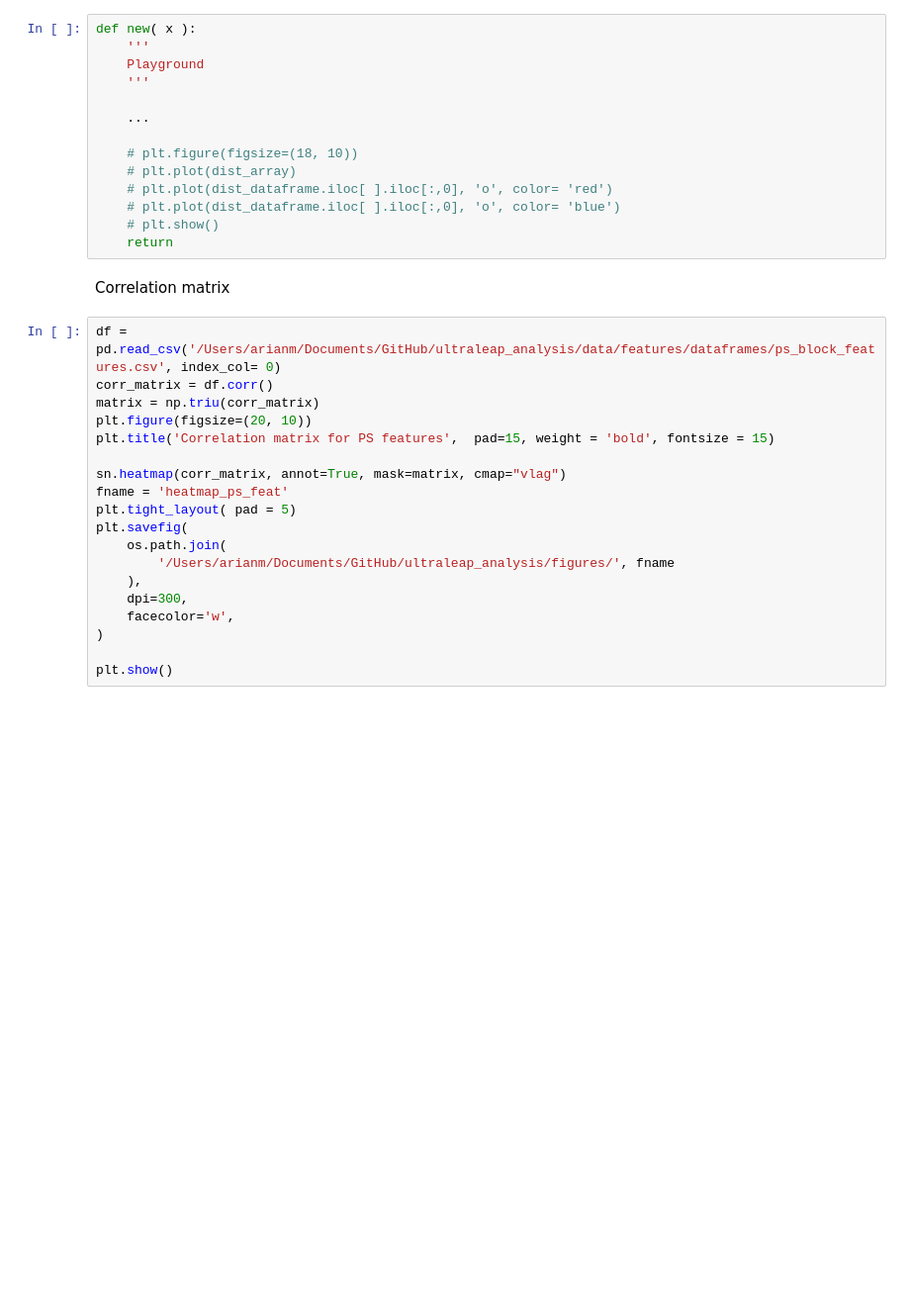
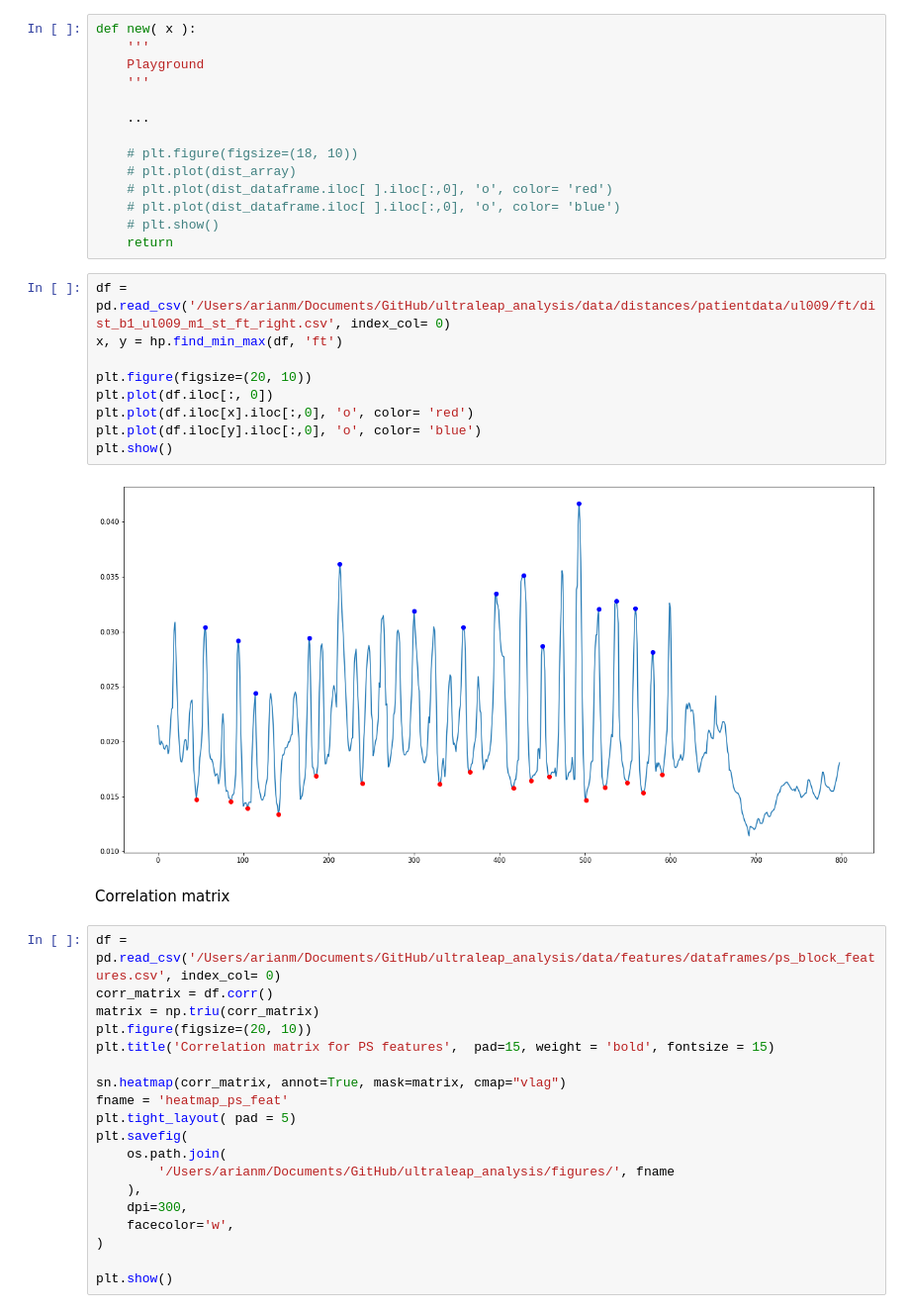
Before and after one commit to jgvhabets/ultraleap_analysis, a Jupyter notebook: code/notebooks/ul_preprocessing.ipynb, the cells around one changed output. Shown: that part at 99% size. Drawn from its saved outputs; the diff is of its cells as text; blank space fills up the shorter version.

```diff
--- a/code/notebooks/ul_preprocessing.ipynb
+++ b/code/notebooks/ul_preprocessing.ipynb
@@ -182,6 +200,17 @@ def new( x ):
     # plt.plot(dist_dataframe.iloc[ ].iloc[:,0], 'o', color= 'blue')
     # plt.show()
     return
+# %%
+df = pd.read_csv('/Users/arianm/Documents/GitHub/ultraleap_analysis/data/distances/patientdata/ul009/ft/dist_b1_ul009_m1_st_ft_right.csv', index_col= 0)
+x, y = hp.find_min_max(df, 'ft')
+
+plt.figure(figsize=(20, 10))
+plt.plot(df.iloc[:, 0])
+plt.plot(df.iloc[x].iloc[:,0], 'o', color= 'red')
+plt.plot(df.iloc[y].iloc[:,0], 'o', color= 'blue')
+plt.show()
+# %% [output]
+[figure, added]
 # %% [markdown]
 Correlation matrix
 # %%
```
Also changed, not shown: parts of 9 cells of this notebook.
